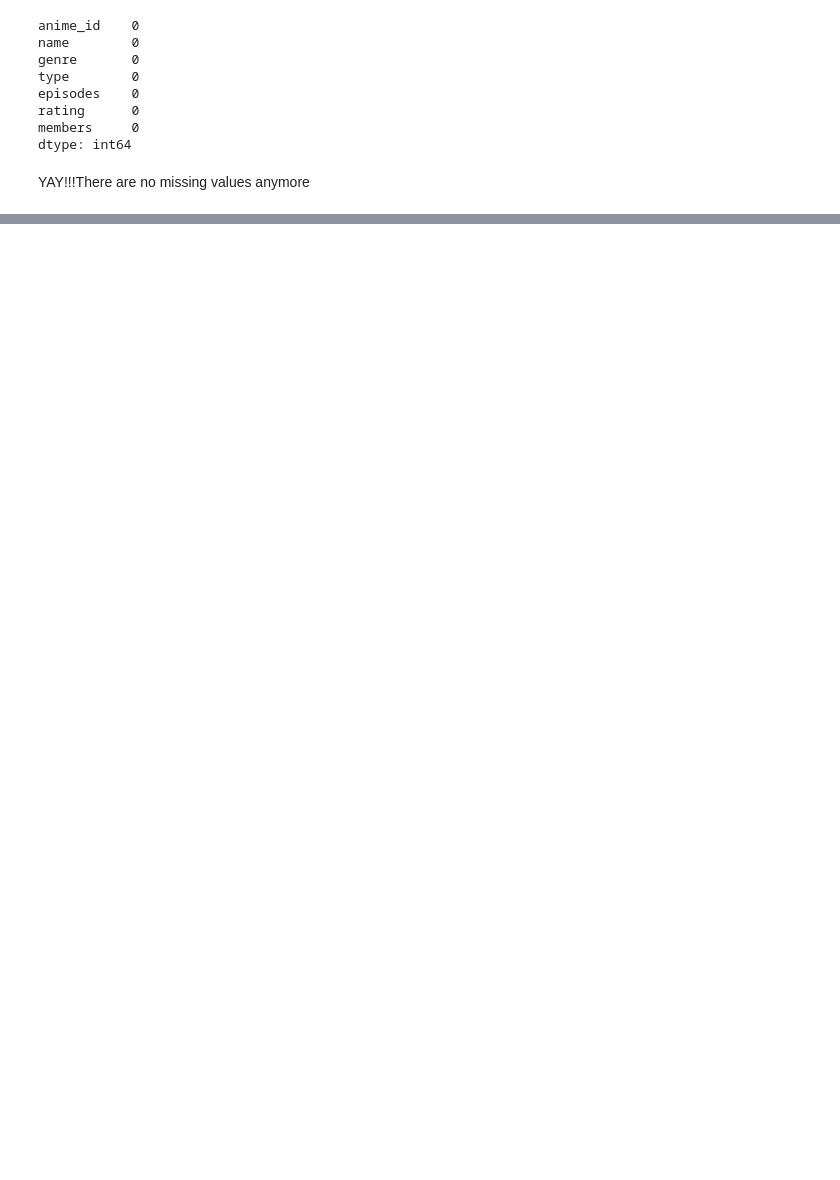
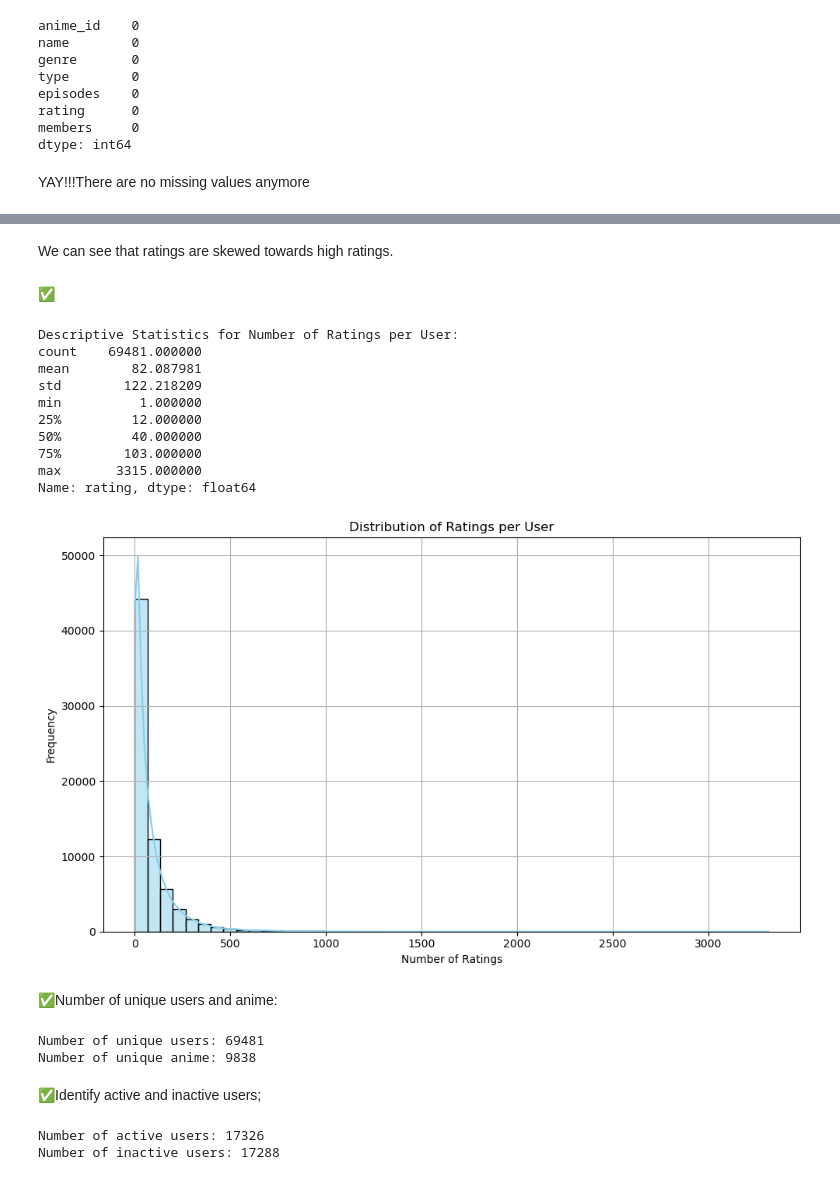
Before and after one commit to melokuhle17/Group1-Unsupervised-Learning, a Jupyter notebook: Anime.ipynb, the cells around one changed output, grey strips where cells are left out. Cells and saved outputs as stored; diff of their text form; code cells hidden in the pictures; blank space fills up the shorter version.

```diff
--- a/Anime.ipynb
+++ b/Anime.ipynb
@@ -273,0 +553,57 @@ Now all the irrelevent words on the name column are removed
+# %% [markdown]
+We can see that ratings are skewed towards high ratings.
+# %% [markdown]
+✅
+# %%
+# Calculate the number of ratings per user
+user_ratings_count = ratings_df.groupby('user_id')['rating'].count()
+
+# Descriptive statistics for the distribution of user ratings
+print("Descriptive Statistics for Number of Ratings per User:")
+print(user_ratings_count.describe())
+
+# Visualize the distribution of ratings per user
+plt.figure(figsize=(10, 6))
+sns.histplot(user_ratings_count, bins=50, kde=True, color='skyblue')
+plt.title('Distribution of Ratings per User')
+plt.xlabel('Number of Ratings')
+plt.ylabel('Frequency')
+plt.grid(True)
+plt.tight_layout()
+plt.show()
+# %% [output]
+Descriptive Statistics for Number of Ratings per User:
+count    69481.000000
+mean        82.087981
+std        122.218209
+min          1.000000
+25%         12.000000
+50%         40.000000
+75%        103.000000
+max       3315.000000
+Name: rating, dtype: float64
+[figure, added]
+# %% [markdown]
+✅Number of unique users and anime:
+# %%
+num_users = ratings_df['user_id'].nunique()
+num_anime = ratings_df['anime_id'].nunique()
+print(f'Number of unique users: {num_users}')
+print(f'Number of unique anime: {num_anime}')
+# %% [output]
+Number of unique users: 69481
+Number of unique anime: 9838
+# %% [markdown]
+✅Identify active and inactive users;
+# %%
+# Calculate the number of ratings per user
+user_ratings_count = ratings_df.groupby('user_id')['rating'].count()
+active_threshold = user_ratings_count.quantile(0.75)  # 75th percentile
+inactive_threshold = user_ratings_count.quantile(0.25)  # 25th percentile
+active_users = user_ratings_count[user_ratings_count > active_threshold].index
+inactive_users = user_ratings_count[user_ratings_count < inactive_threshold].index
+print(f"Number of active users: {len(active_users)}")
+print(f"Number of inactive users: {len(inactive_users)}")
+# %% [output]
+Number of active users: 17326
+Number of inactive users: 17288
```
Also changed, not shown: parts of 95 cells of this notebook, 6 other files.
